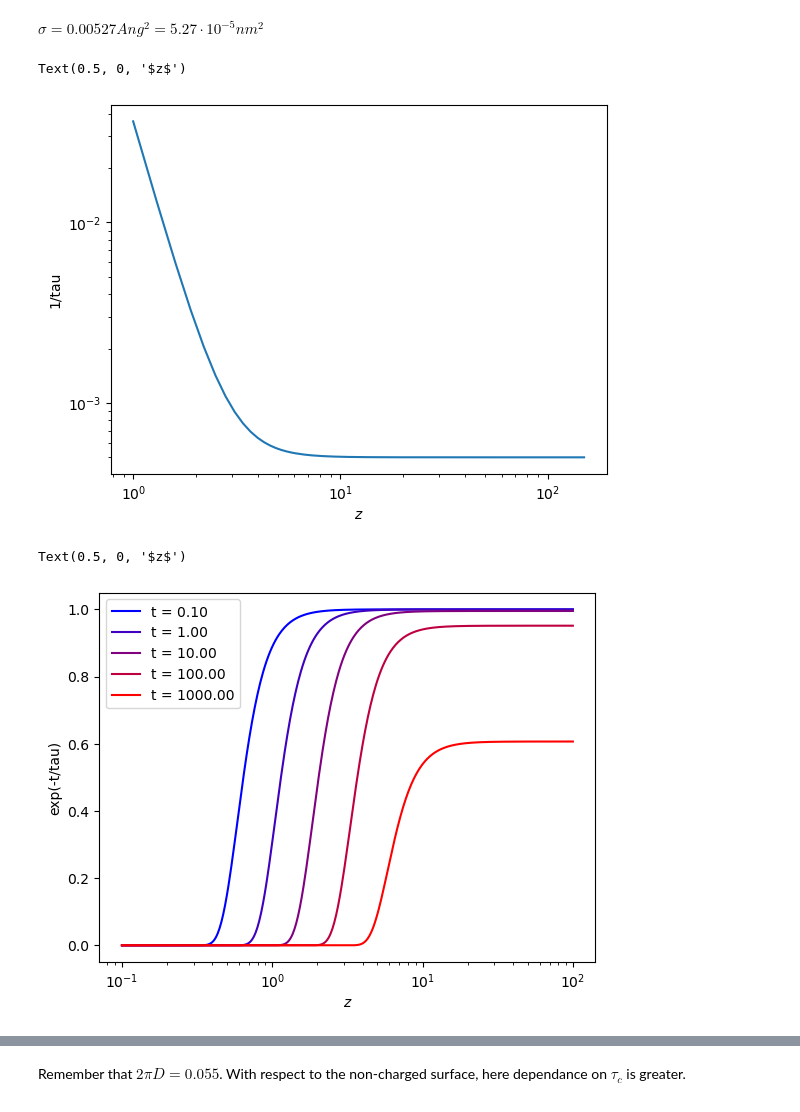
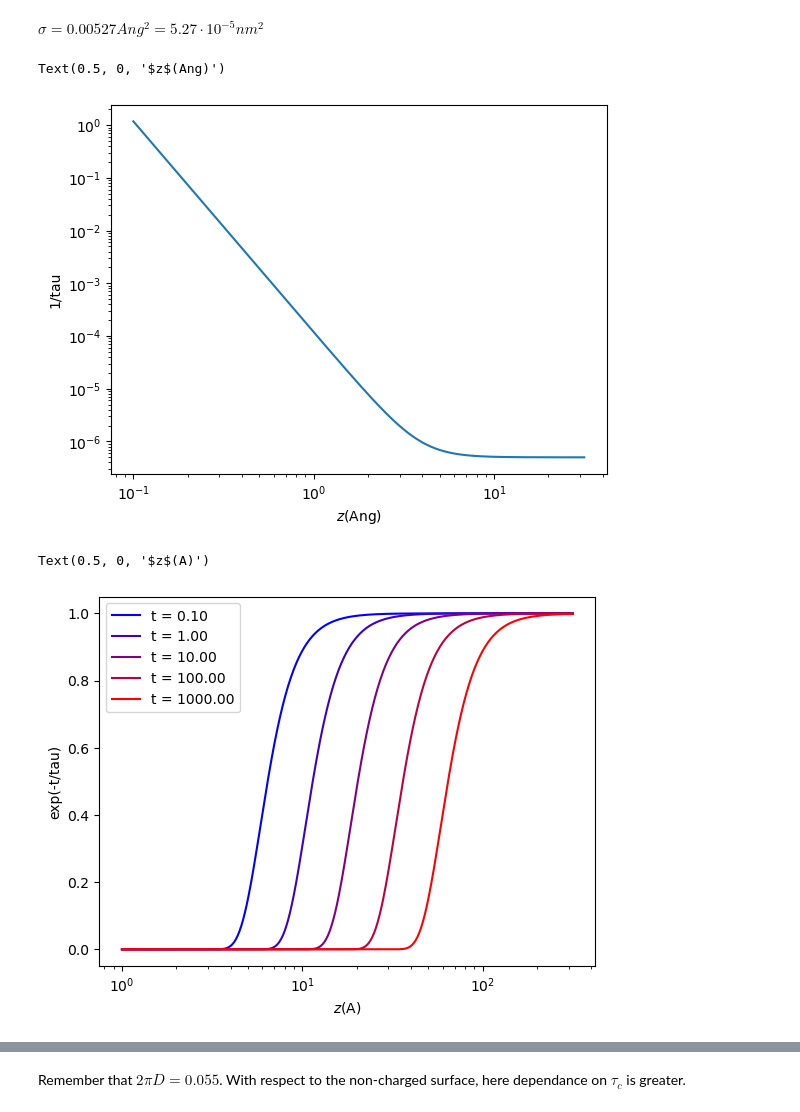
Before and after one commit to giusSacco/Thesis, a Jupyter notebook: Code/RACF/numerical_integral.ipynb, the cells around one changed output, grey strips where cells are left out. Saved outputs shown, nothing was run; the diff lists cells and outputs as text; code cells hidden in the pictures.

```diff
--- a/Code/RACF/numerical_integral.ipynb
+++ b/Code/RACF/numerical_integral.ipynb
@@ -101,7 +101,7 @@ F(t)=\int_0^{-\infty} \rho(z) f(z, t) d z=\int_0^{-\infty} \rho(z) f_0 e^{-t / \
 $$
 Now that we have $\rho(z)$ and $1/\tau(z)$ let's define the integrand and integrate!
 # %%
-def integrand(z, t, *, mu = 6.6, sig = 2.7, tau_c, n = 3e-7, one_over_T_1_int = .5e-3, charged = False, sigma = 5.27e-5):
+def integrand(z, t, *, mu = 6.6, sig = 2.7, tau_c, n = 3e-7, one_over_T_1_int = .5e-6, charged = False, sigma = 5.27e-5):
     rho_ = gaussian(z, mu=mu, sig=sig)
     if not charged:
         one_over_tau_ = one_over_tau(z = z, tau_c = tau_c, n = n)
@@ -145,11 +145,13 @@ for tau_c, color_ in zip(tau_c_values, colors):
     for t_ in t_values:
         integral.append(simpson(integrand(z_values, t = t_, tau_c=tau_c, n=n), z_values))
     plt.plot(t_values, integral, label=f'tau_c = {tau_c:.2f}', color=(color_,0,1-color_))
+    one_over_tau_simple = one_over_tau(6.6,tau_c=tau_c, n=n, one_over_T_1_int = .5e-6)
+    plt.plot(t_values, np.exp(-t_values*one_over_tau_simple), linestyle = '--',  color=(color_,0,1-color_))
 
 plt.title(f'$f_0$={f_0}')
 plt.xlabel('t (ns)')
 plt.ylabel('F(t) [GHz]')
-plt.yscale('log')
+#plt.yscale('log')
 #plt.xscale('log')
 plt.xlim(0, None)
 plt.legend()
@@ -165,6 +167,8 @@ for tau_c, color_ in zip(tau_c_values, colors):
     integral = []
     for t_ in t_values:
         integral.append(simpson(integrand(z_values, t = t_, tau_c=tau_c, n=n), z_values))
+    a = np.array(integral)
+    np.savetxt(f'F_t_{tau_c:.2f}.txt', a)
     plt.plot(t_values, integral, label=f'tau_c = {tau_c:.2f}', color=(color_,0,1-color_))
 
 
@@ -212,34 +216,34 @@ $$
 # %% [markdown]
 $\sigma = 0.00527 Ang^2 = 5.27 \cdot 10^{-5} nm^2$
 # %%
-def one_over_tau_charged(z, *,tau_c, sigma = 5.27e-5, one_over_T_1_int = .5e-3):
+def one_over_tau_charged(z, *,tau_c, sigma = 5.27e-5, one_over_T_1_int = .5e-6):
     return one_over_T_1_int +  (1/(2*z**4)) * (3*(gamma_e**2)*(A**2)*np.pi*sigma*tau_c)/(1+(2*np.pi*D*tau_c)**2)
 # %%
 # Plot 1/tau(z)
-z_values = np.linspace(1, 150, 500)
-plt.plot(z_values, one_over_tau_charged(z_values, tau_c = 20))
+z_values = np.logspace(-1, 1.5, 500)
+plt.plot(z_values, one_over_tau_charged(z_values*10, tau_c = .6))
 plt.yscale('log')
 plt.xscale('log')
 plt.ylabel('1/tau')
-plt.xlabel('$z$')
+plt.xlabel('$z$(Ang)')
 # %% [output]
-Text(0.5, 0, '$z$')
+Text(0.5, 0, '$z$(Ang)')
-[figure, old version]
+[figure, new version]
 # %%
 # Plot exp(-t/tau(z))
-z_values = np.logspace(-1, 2, 500)
+z_values = np.logspace(-1, 1.5, 500)
 t_values = np.logspace(-1, 3, 5)
 colors=np.linspace(0,1,len(t_values))
 for t, color_ in zip(t_values, colors):
-    plt.plot(z_values, np.exp(-t*one_over_tau_charged(z_values, tau_c = .6)), color = (color_, 0, 1-color_), label = f't = {t:.2f}')
+    plt.plot(z_values*10, np.exp(-t*one_over_tau_charged(z_values, tau_c = .6)), color = (color_, 0, 1-color_), label = f't = {t:.2f}')
 plt.legend()
 #plt.yscale('log')
 plt.xscale('log')
 plt.ylabel('exp(-t/tau)')
-plt.xlabel('$z$')
+plt.xlabel('$z$(A)')
 # %% [output]
-Text(0.5, 0, '$z$')
+Text(0.5, 0, '$z$(A)')
-[figure, old version]
+[figure, new version]
 # %%
 # Plot 1/tau as a function of f = 1/tau_c
 f_values = np.logspace(-2, 5, 1000)
```
Also changed, not shown: parts of 13 cells of this notebook.
